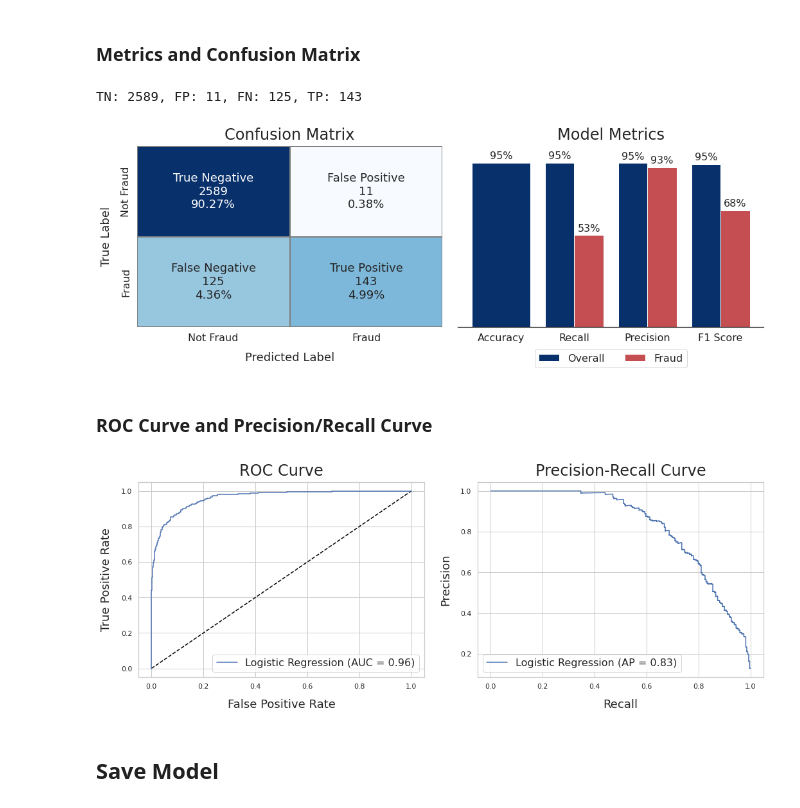
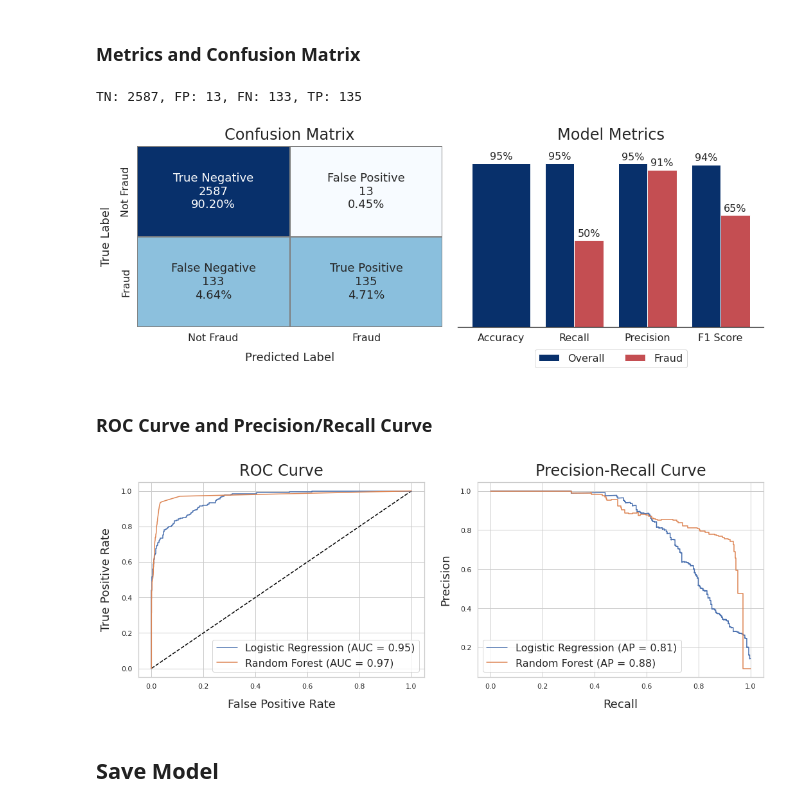
Before and after one commit to jeffjohannsen/Fraud_Detection, a Jupyter notebook: notebooks/a2_Model_Testing_Metrics_and_Interpretation.ipynb, the cells around one changed output. Cells and saved outputs as stored; diff of their text form; code cells hidden in the pictures.

```diff
--- a/notebooks/a2_Model_Testing_Metrics_and_Interpretation.ipynb
+++ b/notebooks/a2_Model_Testing_Metrics_and_Interpretation.ipynb
@@ -397,7 +405,7 @@ X_test = scaler.transform(X_test)
 # %% [markdown]
 ### Model Parameters
 # %%
-models = {"log_reg": LogisticRegression, "forest": RandomForestClassifier}
+models = {"log_reg": LogisticRegression, "forest": RandomForestClassifier, "xgboost": None}
 # %%
 log_reg_best_params = dict(
     penalty="l2",
@@ -416,7 +426,7 @@ xgboost_best_params = dict()
 # %%
 log_reg_clf = models['log_reg'](**log_reg_best_params)
 # %%
-log_reg_clf.fit(X_train, y_train)
+log_reg_clf.fit(X_train_scaled, y_train)
 # %% [output]
 LogisticRegression(C=1, class_weight='balanced', max_iter=10000, random_state=7,
                    solver='newton-cg')
@@ -424,0 +437,4 @@ log_reg_pred = log_reg_clf.predict(X_test)
+# %%
+forest_clf = models['forest'](**forest_best_params)
+# %%
+forest_clf.fit(X_train, y_train)
@@ -481,17 +563,17 @@ plot_precision_recall_curve(log_reg_clf, X_test, y_test, pos_label="Fraud")
 # %% [markdown]
 ### Metrics and Confusion Matrix
 # %%
-make_model_metrics_graphs(y_test, log_reg_pred, save=False, model_type='log_reg')
+make_model_metrics_graphs(y_test, forest_pred, save=False, model_type='forest')
 # %% [output]
-TN: 2589, FP: 11, FN: 125, TP: 143
+TN: 2587, FP: 13, FN: 133, TP: 135
-[figure, old version]
+[figure, new version]
 # %% [markdown]
 ### ROC Curve and Precision/Recall Curve
 # %%
-model_curve_dict = {'Logistic Regression': log_reg_clf}
-make_model_results_curves(X_test, y_test, model_curve_dict, save=False, filename=None)
+model_curve_dict = {'Logistic Regression': log_reg_clf, 'Random Forest': forest_clf}
+make_model_results_curves(X_test, X_test_scaled, y_test, model_curve_dict, save=True, filename='model_comparison_curves')
 # %% [output]
-[figure, old version]
+[figure, new version]
 # %% [markdown]
 ## Save Model
 # %%
```
Also changed, not shown: parts of 22 cells of this notebook, 3 other files.
